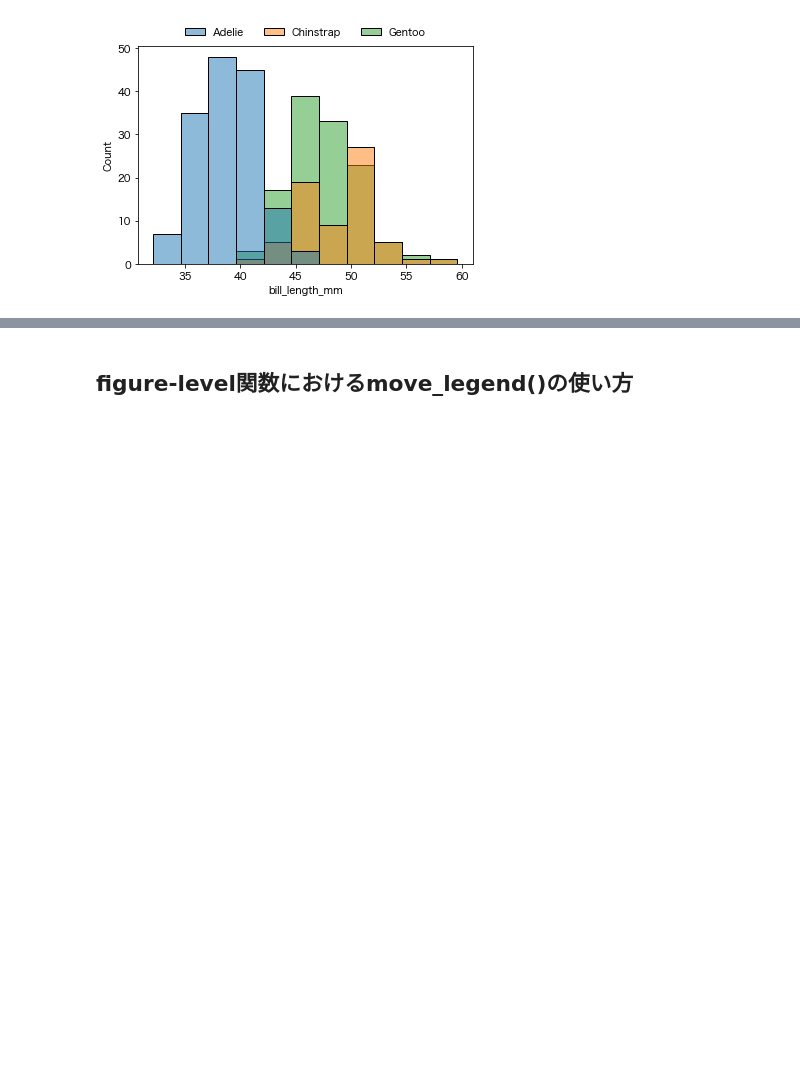
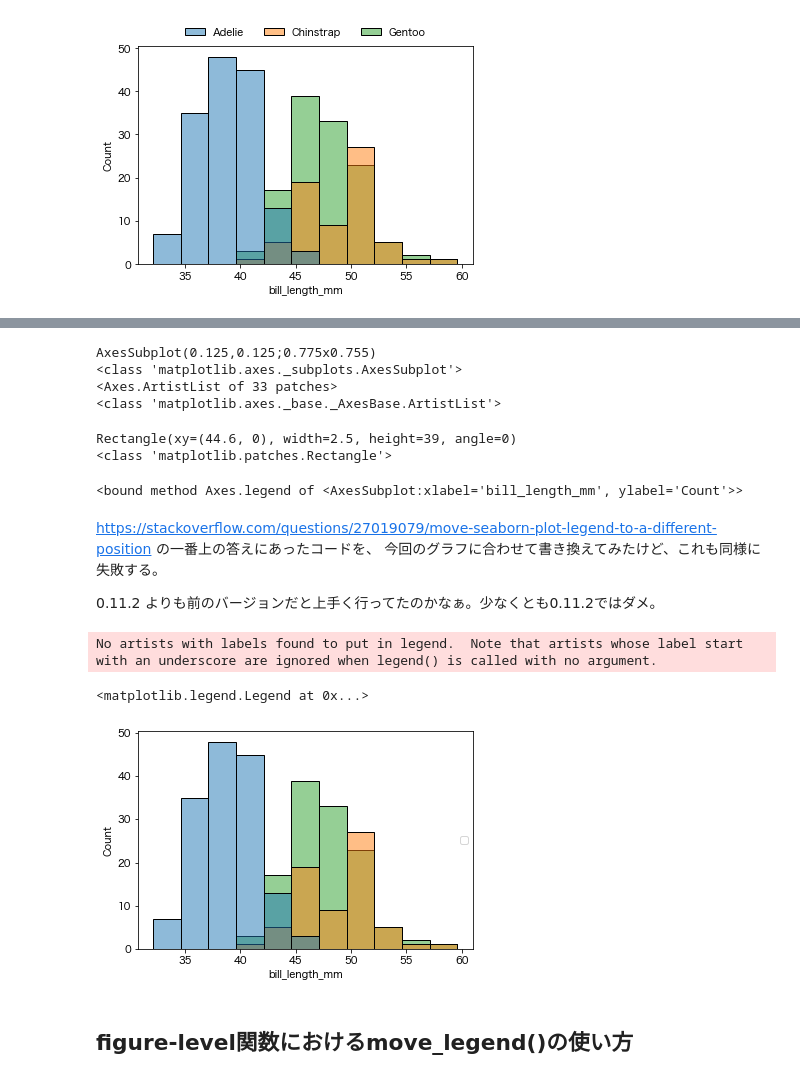
Before and after one commit to Linus-MK/fragments_for_blog, a Jupyter notebook: seaborn/move_legend.ipynb, the cells around one changed output, grey strips where cells are left out. Drawn from its saved outputs; the diff is of its cells as text; code cells hidden in the pictures; blank space fills up the shorter version.

```diff
--- a/seaborn/move_legend.ipynb
+++ b/seaborn/move_legend.ipynb
@@ -76,2 +102,39 @@ ax = sns.histplot(penguins, x="bill_length_mm", hue="species")
+# %%
+print(ax)
+print(type(ax))
+
+print(ax.patches)
+print(type(ax.patches))
+# %% [output]
+AxesSubplot(0.125,0.125;0.775x0.755)
+<class 'matplotlib.axes._subplots.AxesSubplot'>
+<Axes.ArtistList of 33 patches>
+<class 'matplotlib.axes._base._AxesBase.ArtistList'>
+# %%
+print(ax.patches[5])
+print(type(ax.patches[5]))
+# %% [output]
+Rectangle(xy=(44.6, 0), width=2.5, height=39, angle=0)
+<class 'matplotlib.patches.Rectangle'>
+# %%
+ax.legend
+# %% [output]
+<bound method Axes.legend of <AxesSubplot:xlabel='bill_length_mm', ylabel='Count'>>
+# %% [markdown]
+https://stackoverflow.com/questions/27019079/move-seaborn-plot-legend-to-a-different-position の一番上の答えにあったコードを、
+今回のグラフに合わせて書き換えてみたけど、これも同様に失敗する。
+
+0.11.2 よりも前のバージョンだと上手く行ってたのかなぁ。少なくとも0.11.2ではダメ。
+# %%
+# 注意：失敗例です
+import matplotlib.pyplot as plt
+
+ax = sns.histplot(penguins, x="bill_length_mm", hue="species", legend=False)
+
+plt.legend(loc="center right")
+# %% [output]
+No artists with labels found to put in legend.  Note that artists whose label start with an underscore are ignored when legend() is called with no argument.
+<matplotlib.legend.Legend at 0x...>
+[figure, added]
 # %% [markdown]
 ## figure-level関数におけるmove_legend()の使い方
```
Also changed, not shown: parts of 7 cells of this notebook.
